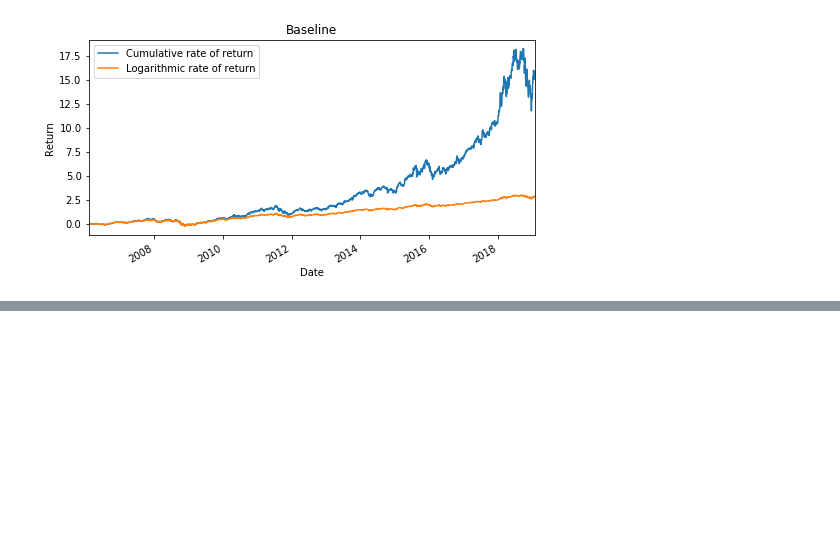
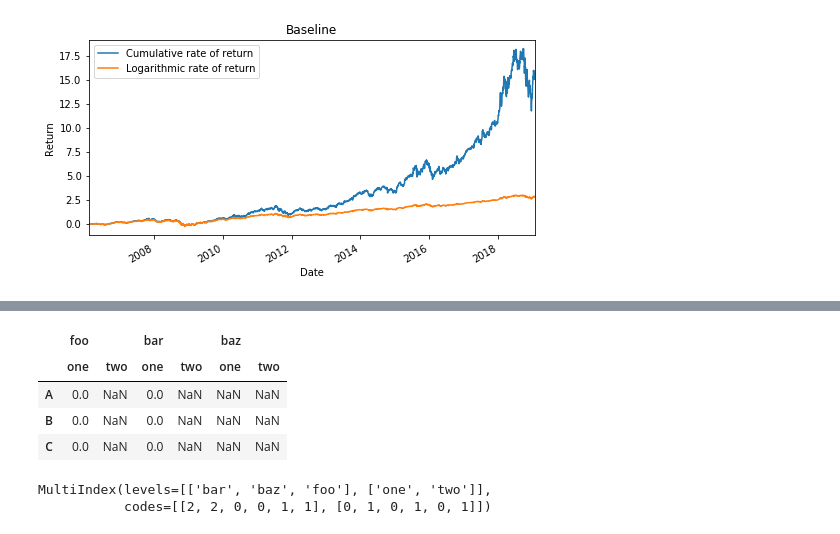
Before and after one commit to yanxurui/portfolio, a Jupyter notebook: data.ipynb, the cells around one changed output, grey strips where cells are left out. Saved outputs shown, nothing was run; the diff lists cells and outputs as text; code cells hidden in the pictures; blank space fills up the shorter version.

```diff
--- a/data.ipynb
+++ b/data.ipynb
@@ -84,0 +122,18 @@ ax.legend()
+# %%
+# advanced index and assign
+idx = pd.IndexSlice
+index=['A','B','C']
+df = pd.DataFrame(index=index, columns=pd.MultiIndex.from_product([['foo','bar','baz'], ['one','two']]))
+df.loc(axis=1)[idx[['foo', 'bar'],'one']] = pd.DataFrame(np.zeros((3,2)), index=index).values
+df
+# %% [output]
+|  | foo |  | bar |  | baz |  |
+|  | one | two | one | two | one | two |
+| A | 0.0 | NaN | 0.0 | NaN | NaN | NaN |
+| B | 0.0 | NaN | 0.0 | NaN | NaN | NaN |
+| C | 0.0 | NaN | 0.0 | NaN | NaN | NaN |
+# %%
+df.columns
+# %% [output]
+MultiIndex(levels=[['bar', 'baz', 'foo'], ['one', 'two']],
+           codes=[[2, 2, 0, 0, 1, 1], [0, 1, 0, 1, 0, 1]])
```
Also changed, not shown: parts of 8 cells of this notebook, 1 other file.
